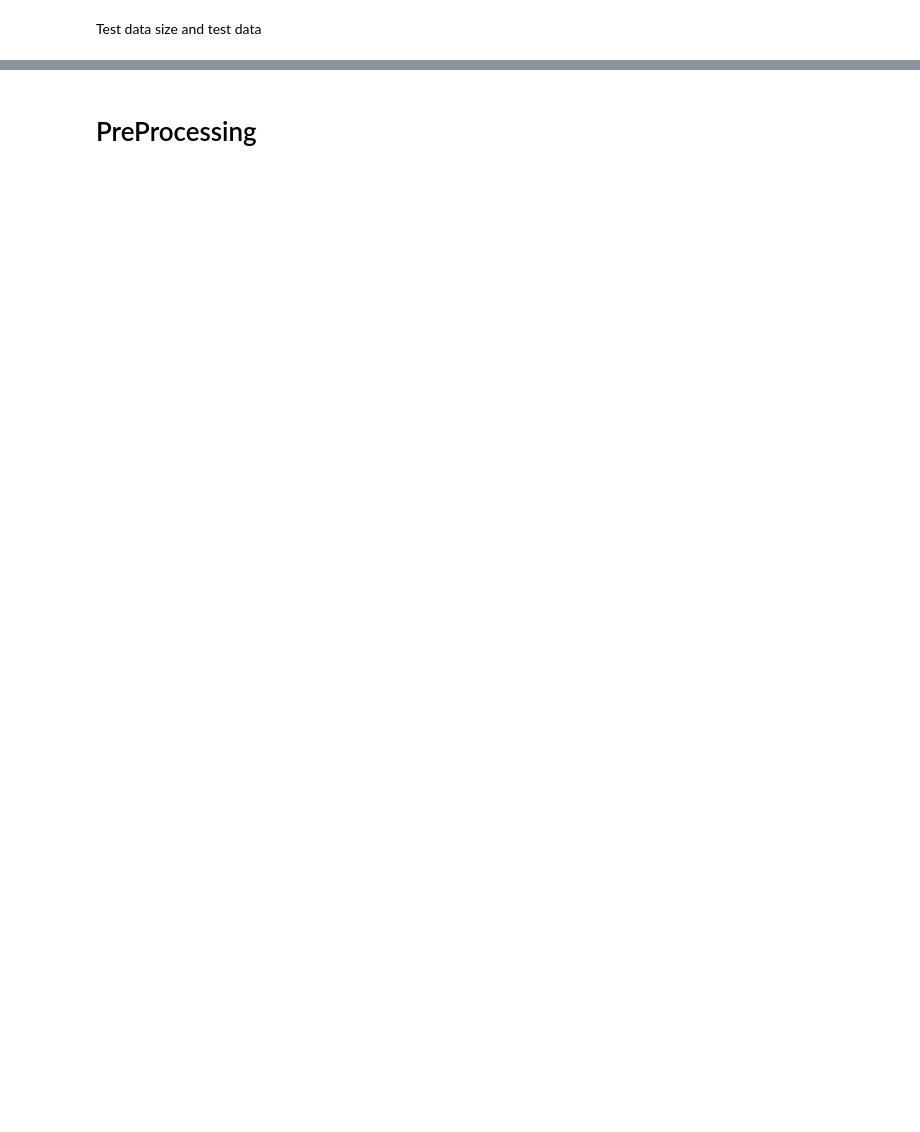
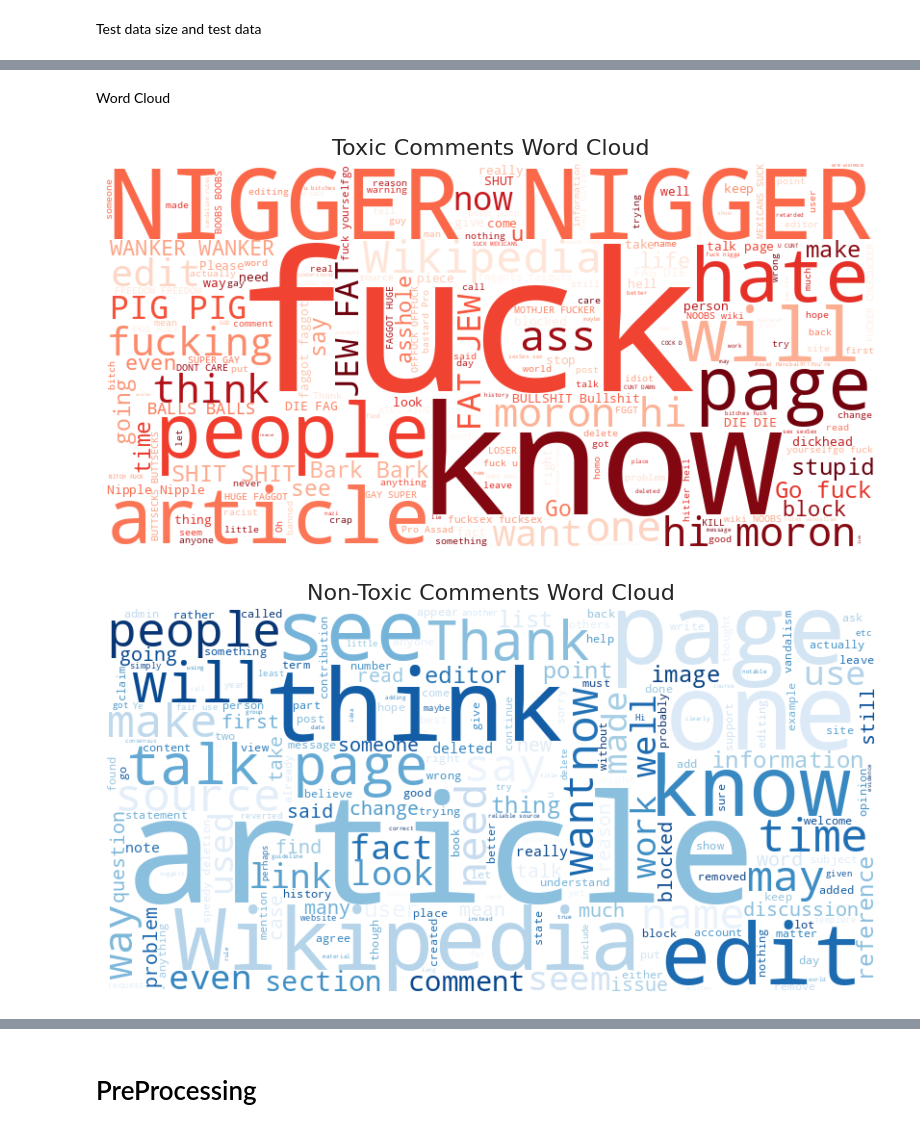
Before and after one commit to tanishataranoon/MY_ML_project, a Jupyter notebook: Toxic_Text_Classification_Comparison_.ipynb, the cells around one changed output, grey strips where cells are left out. Drawn from its saved outputs; the diff is of its cells as text; code cells hidden in the pictures; blank space fills up the shorter version.

```diff
--- a/Toxic_Text_Classification_Comparison_.ipynb
+++ b/Toxic_Text_Classification_Comparison_.ipynb
@@ -81,0 +220,23 @@ train_df[['comment_text', "toxic"]].head(6)
+# %% [markdown]
+Word Cloud
+# %%
+def generate_wordcloud(text_data, title, colormap='Reds'):
+  text=' '.join(text_data)
+  wordcloud = WordCloud(
+      width=800,
+      height=400,
+      background_color='white',
+      colormap=colormap,
+      max_words=200,
+    ).generate(text)
+  plt.figure(figsize=(10, 5))
+  plt.imshow(wordcloud, interpolation='bilinear')
+  plt.title(title, fontsize=16)
+  plt.axis('off')
+  plt.show()
+
+generate_wordcloud(train_df[train_df['any_toxic'] == 1]['comment_text'], 'Toxic Comments Word Cloud','Reds')
+generate_wordcloud(train_df[train_df['any_toxic'] == 0]['comment_text'], 'Non-Toxic Comments Word Cloud', 'Blues')
+# %% [output]
+[figure, added]
+[figure, added]
```
Also changed, not shown: parts of 68 cells of this notebook.
